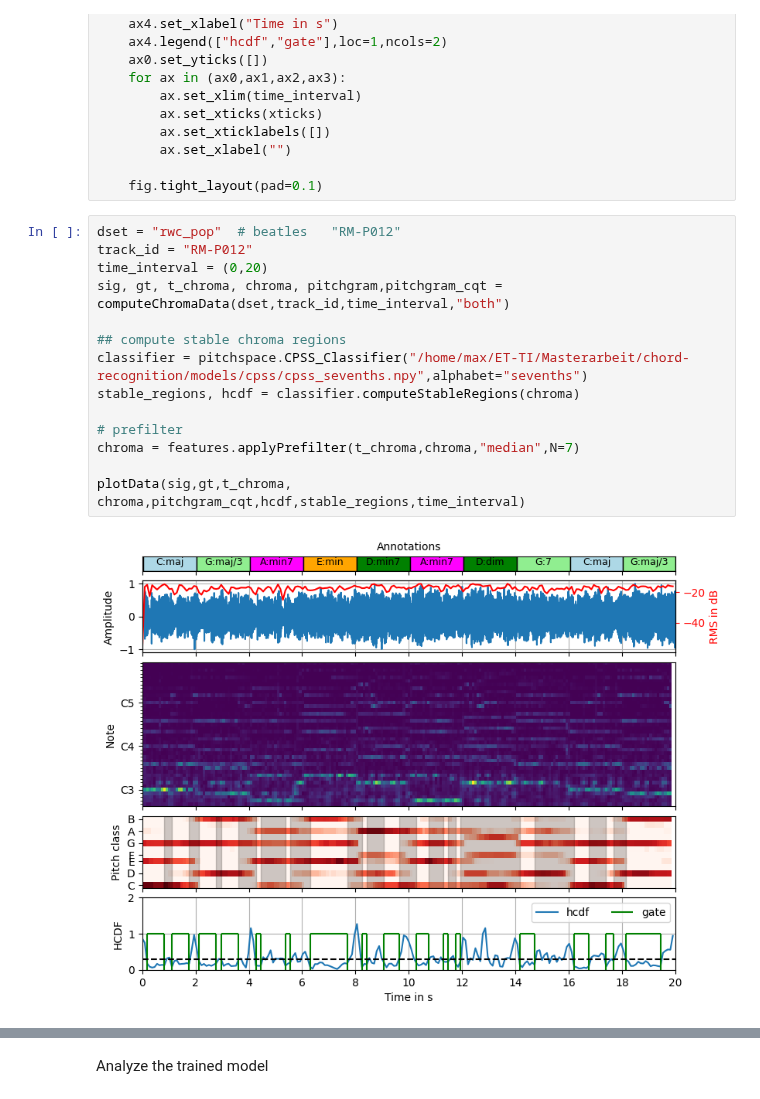
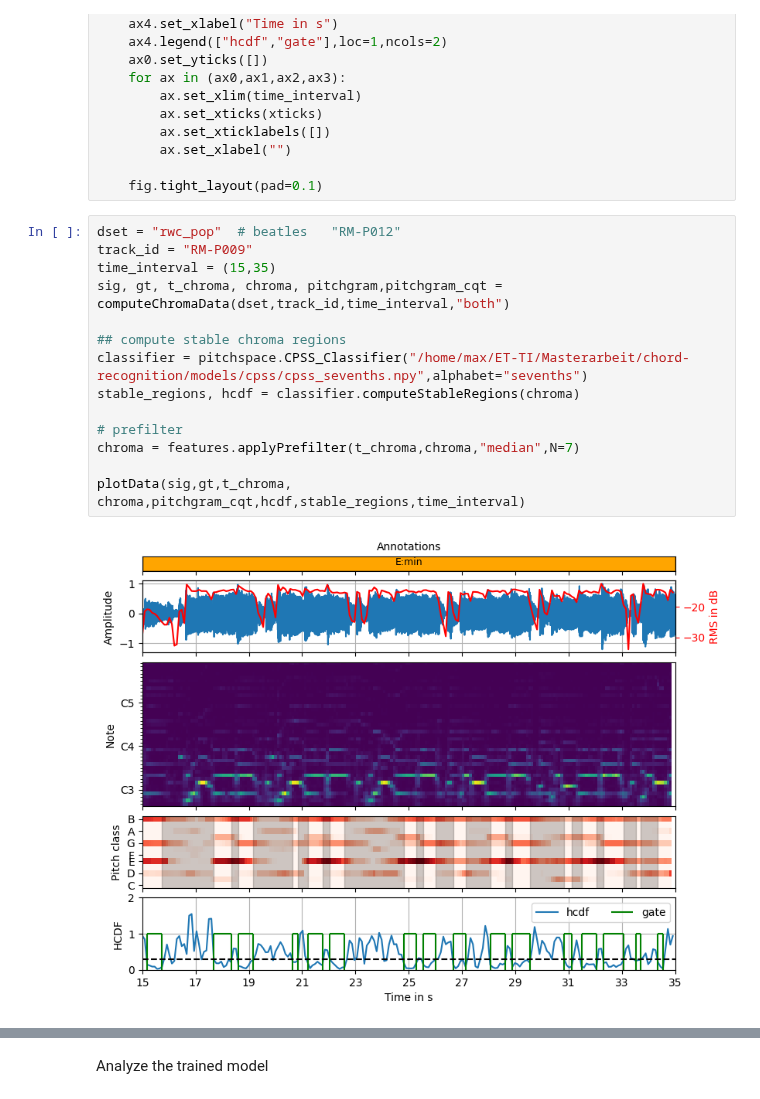
Before and after one commit to Maushax-jpg/chord-recognition, a Jupyter notebook: cpss.ipynb, the cells around one changed output, grey strips where cells are left out. Cells and saved outputs as stored; diff of their text form.

```diff
--- a/cpss.ipynb
+++ b/cpss.ipynb
@@ -71,20 +71,20 @@ def plotData(sig,gt,t_chroma,chroma,pitchgram,hcdf,stable_regions,time_interval)
     fig.tight_layout(pad=0.1)
 # %%
 dset = "rwc_pop"  # beatles   "RM-P012"
-track_id = "RM-P012"
-time_interval = (0,20)
+track_id = "RM-P009"
+time_interval = (15,35)
 sig, gt, t_chroma, chroma, pitchgram,pitchgram_cqt = computeChromaData(dset,track_id,time_interval,"both")
 
 ## compute stable chroma regions
 classifier = pitchspace.CPSS_Classifier("/home/max/ET-TI/Masterarbeit/chord-recognition/models/cpss/cpss_sevenths.npy",alphabet="sevenths")
 stable_regions, hcdf = classifier.computeStableRegions(chroma)
 
 # prefilter
 chroma = features.applyPrefilter(t_chroma,chroma,"median",N=7)
 
 plotData(sig,gt,t_chroma, chroma,pitchgram_cqt,hcdf,stable_regions,time_interval)
 # %% [output]
-[figure, old version]
+[figure, new version]
 # %%
 ## key estimation
 use_key_estimation = True
```
Also changed, not shown: parts of 11 cells of this notebook, 1 other file.
